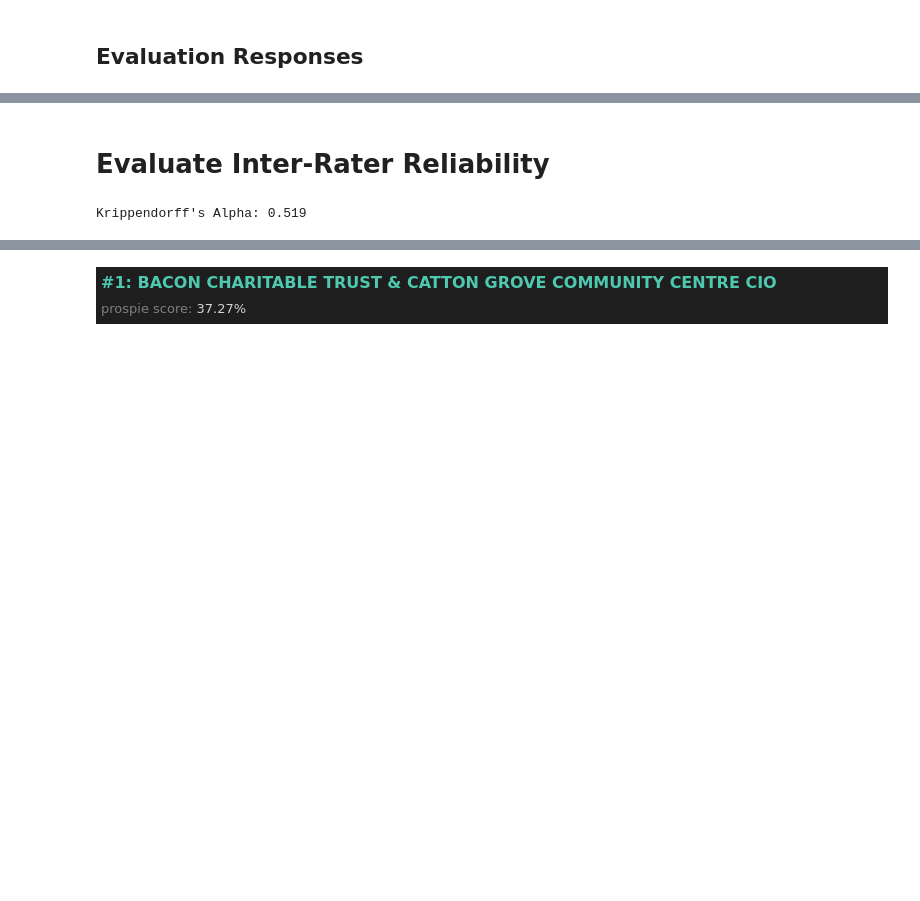
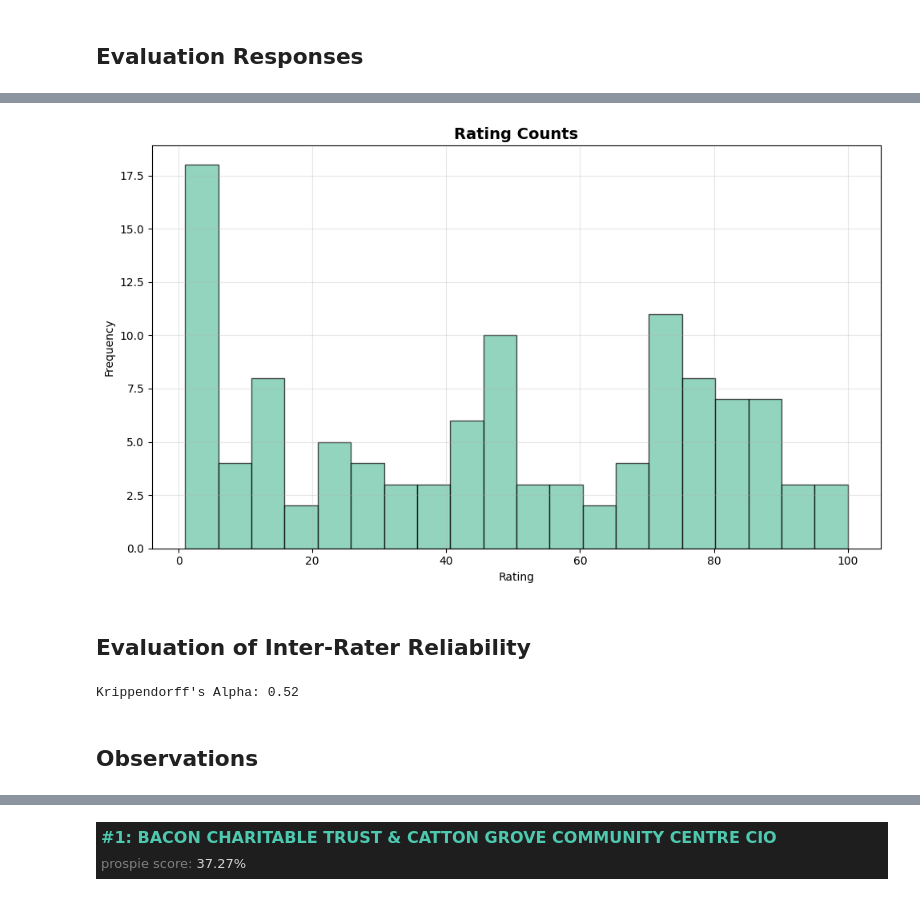
Before and after one commit to lico27/prospie, a Jupyter notebook: 13_evaluation/evaluation_notebook.ipynb, the cells around one changed output, grey strips where cells are left out. Cells and saved outputs as stored; diff of their text form; code cells hidden in the pictures; blank space fills up the shorter version.

```diff
--- a/13_evaluation/evaluation_notebook.ipynb
+++ b/13_evaluation/evaluation_notebook.ipynb
@@ -147,9 +175,23 @@ responses_df["respondent_id"] = (responses_df["id"] - 61) // 3 + 1
+# %%
+fig, ax = plt.subplots(figsize=(10, 6))
+ax.hist(responses_df["rating"], bins=20, edgecolor="black", alpha=0.7, color=colours[0])
+ax.set_xlabel("Rating")
+ax.set_ylabel("Frequency")
+ax.set_title("Rating Counts", fontsize=14, fontweight="bold")
+ax.grid(True, alpha=0.3)
+
+plt.tight_layout()
+plt.show()
+# %% [output]
+[figure, added]
 # %% [markdown]
-# Evaluate Inter-Rater Reliability
+## Evaluation of Inter-Rater Reliability
 # %%
 #pivot to get table and calculate k-alpha
 k_alpha_table = responses_df.pivot(index="respondent_id", columns="pair_id", values="rating")
 ka = krippendorff.alpha(k_alpha_table.values, level_of_measurement="interval")
-print(f"Krippendorff's Alpha: {ka:.3f}")
+print(f"Krippendorff's Alpha: {ka:.2f}")
 # %% [output]
-Krippendorff's Alpha: 0.519
+Krippendorff's Alpha: 0.52
+# %% [markdown]
+## Observations
```
Also changed, not shown: parts of 12 cells of this notebook.
